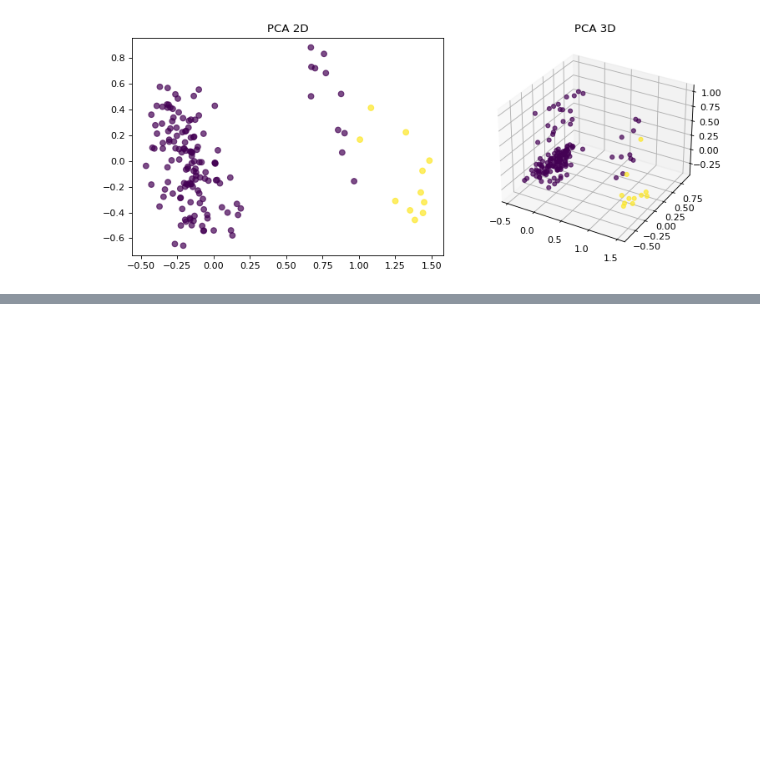
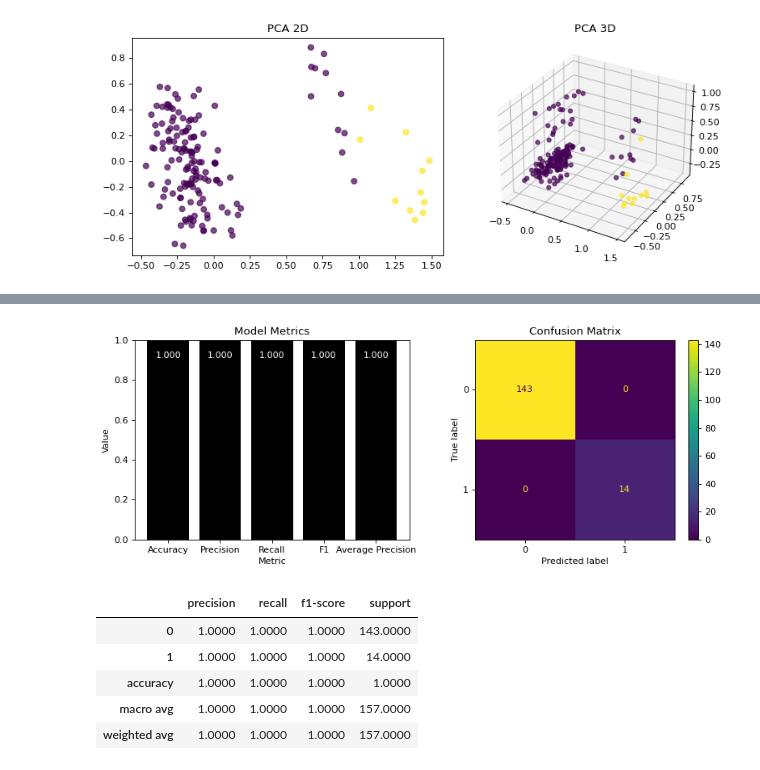
Before and after one commit to LevonKG/Kaggle-case-The-pokemon-dataset, a Jupyter notebook: kaggle.ipynb, the cells around one changed output, grey strips where cells are left out. Saved outputs shown, nothing was run; the diff lists cells and outputs as text; code cells hidden in the pictures; blank space fills up the shorter version.

```diff
--- a/kaggle.ipynb
+++ b/kaggle.ipynb
@@ -459,0 +559,2 @@ show_PCA(X_test, predictions)
+# %%
+search.fit(X_train, y_train)
@@ -459,0 +573,11 @@ show_PCA(X_test, predictions)
+# %%
+results = search.cv_results_
+results_display = pd.DataFrame({
+    'Model': [', '.join([f"{key.replace('estimator__', '')}: {value}" for key, value in params.items()]) for params in results['params']],
+    'Score': results['mean_test_score'],
+    'Temps': results['mean_fit_time']
+})
+
+pd.set_option('display.max_colwidth', None)
+results_display = results_display.sort_values(by='Score', ascending=False).reset_index(drop=True)
+results_display
@@ -459,0 +618,18 @@ show_PCA(X_test, predictions)
+# %%
+model = RandomForestClassifier(criterion= 'log_loss', max_depth= 9, n_estimators= 141, random_state=42)
+model.fit(X_train, y_train)
+predictions = model.predict(X_test)
+
+show_metrics(y_test, predictions)
+
+report = classification_report(y_test, predictions, output_dict=True)
+report_df = pd.DataFrame(report).transpose()
+report_df
+# %% [output]
+[figure, added]
+|  | precision | recall | f1-score | support |
+| 0 | 1.0000 | 1.0000 | 1.0000 | 143.0000 |
+| 1 | 1.0000 | 1.0000 | 1.0000 | 14.0000 |
+| accuracy | 1.0000 | 1.0000 | 1.0000 | 1.0000 |
+| macro avg | 1.0000 | 1.0000 | 1.0000 | 157.0000 |
+| weighted avg | 1.0000 | 1.0000 | 1.0000 | 157.0000 |
```
Also changed, not shown: parts of 30 cells of this notebook.
